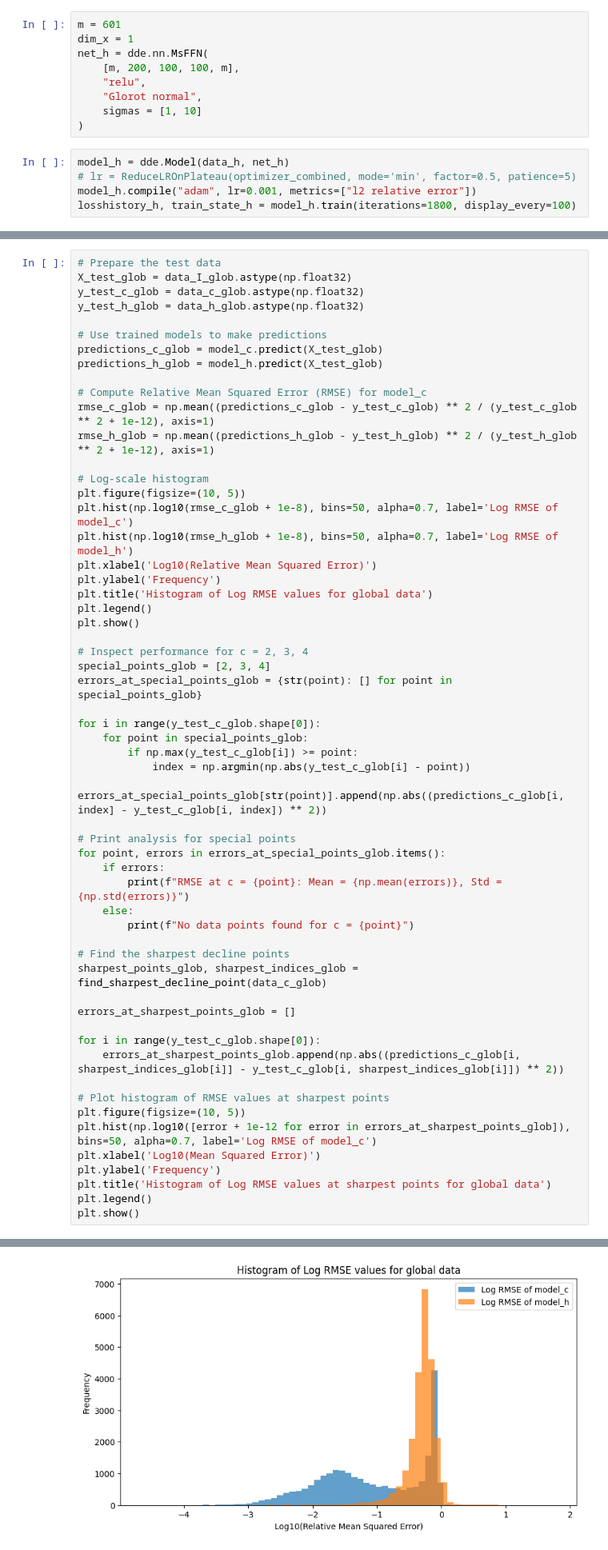
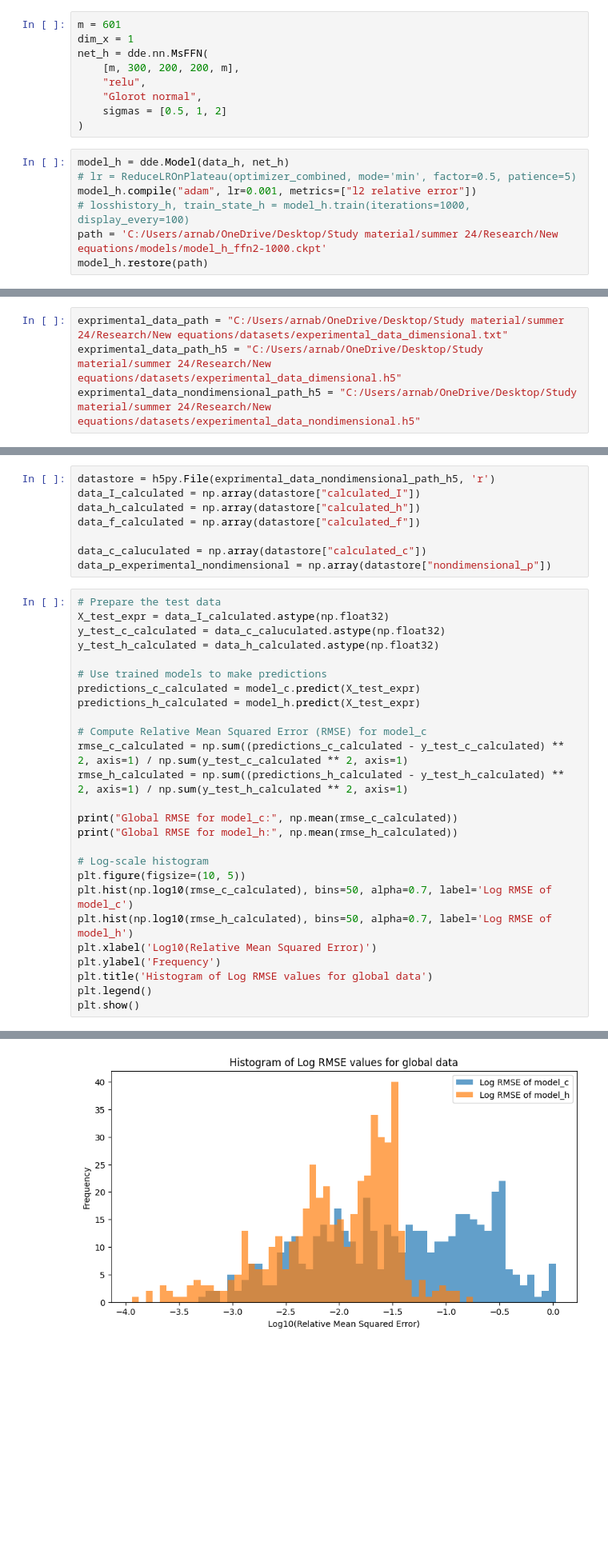
Before and after one commit to tobydriscoll/sciml-tearfilms, a Jupyter notebook: notebooks/FFN_relative.ipynb, the cells around one changed output, grey strips where cells are left out. Shown at 80% size. Cells and saved outputs as stored; diff of their text form; blank space fills up the shorter version.

```diff
--- a/notebooks/FFN_relative.ipynb
+++ b/notebooks/FFN_relative.ipynb
@@ -142,16 +106,18 @@ data_h = dde.data.dataset.DataSet(
 m = 601
 dim_x = 1
 net_h = dde.nn.MsFFN(
-    [m, 200, 100, 100, m],
+    [m, 300, 200, 200, m],
     "relu",
     "Glorot normal",
-    sigmas = [1, 10]
+    sigmas = [0.5, 1, 2]
 )
 # %%
 model_h = dde.Model(data_h, net_h)
 # lr = ReduceLROnPlateau(optimizer_combined, mode='min', factor=0.5, patience=5)
 model_h.compile("adam", lr=0.001, metrics=["l2 relative error"])
-losshistory_h, train_state_h = model_h.train(iterations=1800, display_every=100)
+# losshistory_h, train_state_h = model_h.train(iterations=1000, display_every=100)
+path = 'C:/Users/arnab/OneDrive/Desktop/Study material/summer 24/Research/New equations/models/model_h_ffn2-1000.ckpt'
+model_h.restore(path)
 # %% [output]
 Compiling model...
 Building Multiscale Fourier Feature Network...
@@ -553,0 +636,4 @@ para_glob = np.array(np.array(datastore_glob["para3"]))
+# %%
+exprimental_data_path = "C:/Users/arnab/OneDrive/Desktop/Study material/summer 24/Research/New equations/datasets/experimental_data_dimensional.txt"
+exprimental_data_path_h5 = "C:/Users/arnab/OneDrive/Desktop/Study material/summer 24/Research/New equations/datasets/experimental_data_dimensional.h5"
+exprimental_data_nondimensional_path_h5 = "C:/Users/arnab/OneDrive/Desktop/Study material/summer 24/Research/New equations/datasets/experimental_data_nondimensional.h5"
@@ -554,58 +704,35 @@ para_glob = np.array(np.array(datastore_glob["para3"]))
+# %%
+datastore = h5py.File(exprimental_data_nondimensional_path_h5, 'r')
+data_I_calculated = np.array(datastore["calculated_I"])
+data_h_calculated = np.array(datastore["calculated_h"])
+data_f_calculated = np.array(datastore["calculated_f"])
+
+data_c_caluculated = np.array(datastore["calculated_c"])
+data_p_experimental_nondimensional = np.array(datastore["nondimensional_p"])
 # %%
 # Prepare the test data
-X_test_glob = data_I_glob.astype(np.float32)
-y_test_c_glob = data_c_glob.astype(np.float32)
-y_test_h_glob = data_h_glob.astype(np.float32)
+X_test_expr = data_I_calculated.astype(np.float32)
+y_test_c_calculated = data_c_caluculated.astype(np.float32)
+y_test_h_calculated = data_h_calculated.astype(np.float32)
 
 # Use trained models to make predictions
-predictions_c_glob = model_c.predict(X_test_glob)
-predictions_h_glob = model_h.predict(X_test_glob)
+predictions_c_calculated = model_c.predict(X_test_expr)
+predictions_h_calculated = model_h.predict(X_test_expr)
 
 # Compute Relative Mean Squared Error (RMSE) for model_c
-rmse_c_glob = np.mean((predictions_c_glob - y_test_c_glob) ** 2 / (y_test_c_glob ** 2 + 1e-12), axis=1)
-rmse_h_glob = np.mean((predictions_h_glob - y_test_h_glob) ** 2 / (y_test_h_glob ** 2 + 1e-12), axis=1)
+rmse_c_calculated = np.sum((predictions_c_calculated - y_test_c_calculated) ** 2, axis=1) / np.sum(y_test_c_calculated ** 2, axis=1)
+rmse_h_calculated = np.sum((predictions_h_calculated - y_test_h_calculated) ** 2, axis=1) / np.sum(y_test_h_calculated ** 2, axis=1)
+
+print("Global RMSE for model_c:", np.mean(rmse_c_calculated))
+print("Global RMSE for model_h:", np.mean(rmse_h_calculated))
 
 # Log-scale histogram
 plt.figure(figsize=(10, 5))
-plt.hist(np.log10(rmse_c_glob + 1e-8), bins=50, alpha=0.7, label='Log RMSE of model_c')
-plt.hist(np.log10(rmse_h_glob + 1e-8), bins=50, alpha=0.7, label='Log RMSE of model_h')
+plt.hist(np.log10(rmse_c_calculated), bins=50, alpha=0.7, label='Log RMSE of model_c')
+plt.hist(np.log10(rmse_h_calculated), bins=50, alpha=0.7, label='Log RMSE of model_h')
 plt.xlabel('Log10(Relative Mean Squared Error)')
 plt.ylabel('Frequency')
 plt.title('Histogram of Log RMSE values for global data')
 plt.legend()
 plt.show()
-
-# Inspect performance for c = 2, 3, 4
-special_points_glob = [2, 3, 4]
-errors_at_special_points_glob = {str(point): [] for point in special_points_glob}
-
-for i in range(y_test_c_glob.shape[0]):
-    for point in special_points_glob:
-        if np.max(y_test_c_glob[i]) >= point:
-            index = np.argmin(np.abs(y_test_c_glob[i] - point))
-            errors_at_special_points_glob[str(point)].append(np.abs((predictions_c_glob[i, index] - y_test_c_glob[i, index]) ** 2))
-
-# Print analysis for special points
-for point, errors in errors_at_special_points_glob.items():
-    if errors:
-        print(f"RMSE at c = {point}: Mean = {np.mean(errors)}, Std = {np.std(errors)}")
-    else:
-        print(f"No data points found for c = {point}")
-
-# Find the sharpest decline points
-sharpest_points_glob, sharpest_indices_glob = find_sharpest_decline_point(data_c_glob)
-
-errors_at_sharpest_points_glob = []
-
-for i in range(y_test_c_glob.shape[0]):
-    errors_at_sharpest_points_glob.append(np.abs((predictions_c_glob[i, sharpest_indices_glob[i]] - y_test_c_glob[i, sharpest_indices_glob[i]]) ** 2))
-
-# Plot histogram of RMSE values at sharpest points
-plt.figure(figsize=(10, 5))
-plt.hist(np.log10([error + 1e-12 for error in errors_at_sharpest_points_glob]), bins=50, alpha=0.7, label='Log RMSE of model_c')
-plt.xlabel('Log10(Mean Squared Error)')
-plt.ylabel('Frequency')
-plt.title('Histogram of Log RMSE values at sharpest points for global data')
-plt.legend()
-plt.show()
 # %% [output]
@@ -612 +741 @@ plt.show()
-[figure, old version]
+[figure, new version]
```
Also changed, not shown: parts of 56 cells of this notebook, 19 other files.
